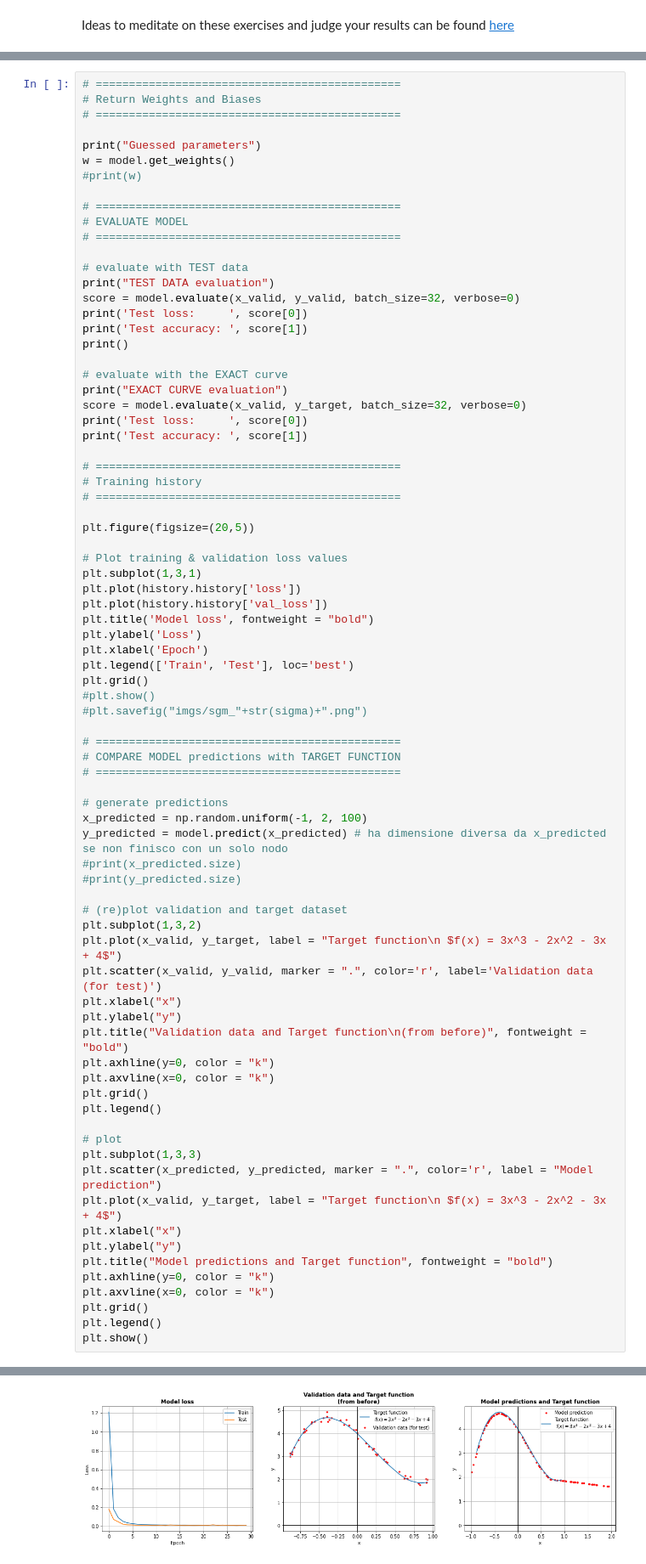
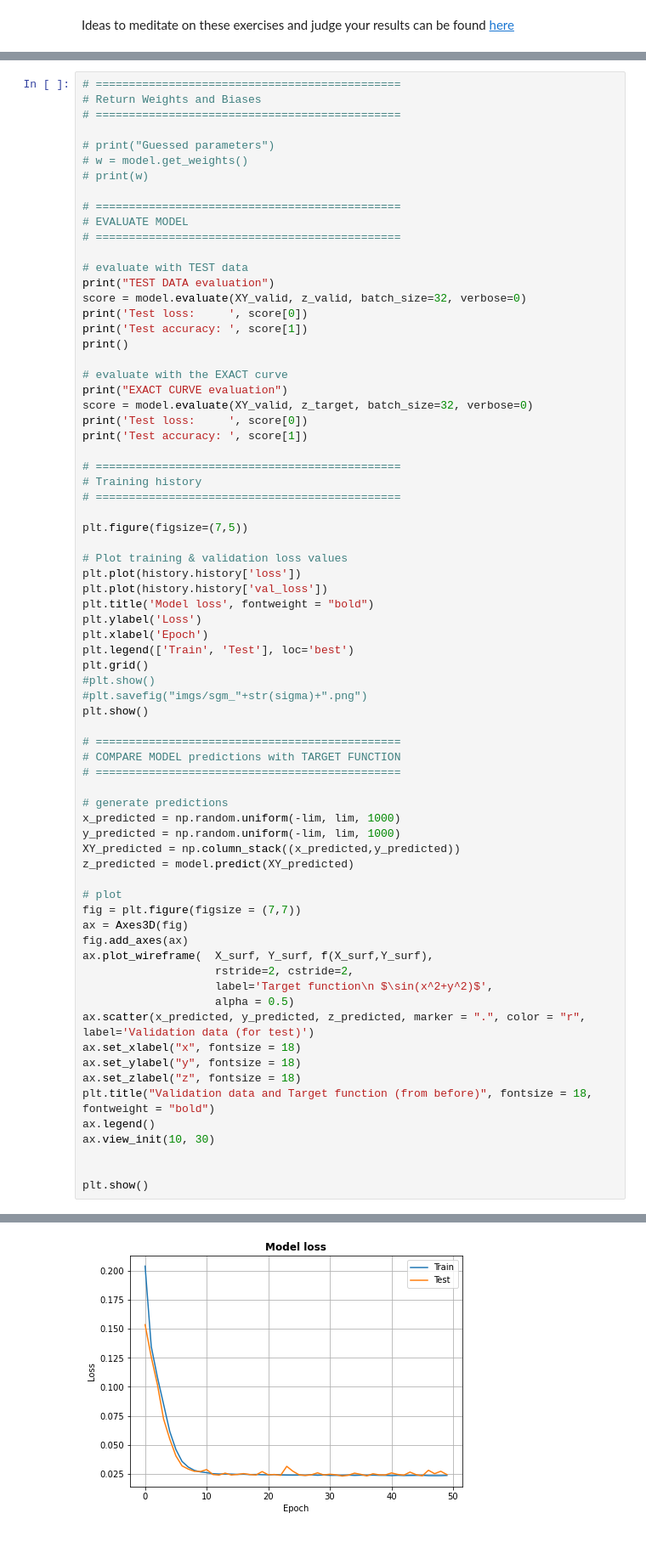
Before and after one commit to martinozanetti/LSN-Martino-Zanetti, a Jupyter notebook: 11_finire/my-11.3.ipynb, the cells around one changed output, grey strips where cells are left out. Shown at 85% size. Saved outputs shown, nothing was run; the diff lists cells and outputs as text.

```diff
--- a/11_finire/my-11.3.ipynb
+++ b/11_finire/my-11.3.ipynb
@@ -138,9 +150,9 @@ Epoch 30/30
 # Return Weights and Biases
 # ==============================================
 
-print("Guessed parameters")
-w = model.get_weights()
-#print(w)
+# print("Guessed parameters")
+# w = model.get_weights()
+# print(w)
 
 # ==============================================
 # EVALUATE MODEL
@@ -148,14 +160,14 @@ w = model.get_weights()
 
 # evaluate with TEST data
 print("TEST DATA evaluation")
-score = model.evaluate(x_valid, y_valid, batch_size=32, verbose=0)
+score = model.evaluate(XY_valid, z_valid, batch_size=32, verbose=0)
 print('Test loss:     ', score[0])
 print('Test accuracy: ', score[1])
 print()
 
 # evaluate with the EXACT curve
 print("EXACT CURVE evaluation")
-score = model.evaluate(x_valid, y_target, batch_size=32, verbose=0)
+score = model.evaluate(XY_valid, z_target, batch_size=32, verbose=0)
 print('Test loss:     ', score[0])
 print('Test accuracy: ', score[1])
 
@@ -163,10 +175,9 @@ print('Test accuracy: ', score[1])
 # Training history
 # ==============================================
 
-plt.figure(figsize=(20,5))
+plt.figure(figsize=(7,5))
 
 # Plot training & validation loss values
-plt.subplot(1,3,1)
 plt.plot(history.history['loss'])
 plt.plot(history.history['val_loss'])
 plt.title('Model loss', fontweight = "bold")
@@ -176,39 +187,34 @@ plt.legend(['Train', 'Test'], loc='best')
 plt.grid()
 #plt.show()
 #plt.savefig("imgs/sgm_"+str(sigma)+".png")
+plt.show()
 
 # ==============================================
 # COMPARE MODEL predictions with TARGET FUNCTION
 # ==============================================
 
 # generate predictions
-x_predicted = np.random.uniform(-1, 2, 100)
-y_predicted = model.predict(x_predicted) # ha dimensione diversa da x_predicted se non finisco con un solo nodo
-#print(x_predicted.size)
-#print(y_predicted.size)
-
-# (re)plot validation and target dataset
-plt.subplot(1,3,2)
-plt.plot(x_valid, y_target, label = "Target function\n $f(x) = 3x^3 - 2x^2 - 3x + 4$")
-plt.scatter(x_valid, y_valid, marker = ".", color='r', label='Validation data (for test)')
-plt.xlabel("x")
-plt.ylabel("y")
-plt.title("Validation data and Target function\n(from before)", fontweight = "bold")
-plt.axhline(y=0, color = "k")
-plt.axvline(x=0, color = "k")
-plt.grid()
-plt.legend()
+x_predicted = np.random.uniform(-lim, lim, 1000)
+y_predicted = np.random.uniform(-lim, lim, 1000)
+XY_predicted = np.column_stack((x_predicted,y_predicted))
+z_predicted = model.predict(XY_predicted)
 
 # plot
-plt.subplot(1,3,3)
-plt.scatter(x_predicted, y_predicted, marker = ".", color='r', label = "Model prediction")
-plt.plot(x_valid, y_target, label = "Target function\n $f(x) = 3x^3 - 2x^2 - 3x + 4$")
-plt.xlabel("x")
-plt.ylabel("y")
-plt.title("Model predictions and Target function", fontweight = "bold")
-plt.axhline(y=0, color = "k")
-plt.axvline(x=0, color = "k")
-plt.grid()
-plt.legend()
+fig = plt.figure(figsize = (7,7))
+ax = Axes3D(fig)
+fig.add_axes(ax)
+ax.plot_wireframe(  X_surf, Y_surf, f(X_surf,Y_surf),
+                    rstride=2, cstride=2,
+                    label='Target function\n $\sin(x^2+y^2)$',
+                    alpha = 0.5)
+ax.scatter(x_predicted, y_predicted, z_predicted, marker = ".", color = "r", label='Validation data (for test)')
+ax.set_xlabel("x", fontsize = 18)
+ax.set_ylabel("y", fontsize = 18)
+ax.set_zlabel("z", fontsize = 18)
+plt.title("Validation data and Target function (from before)", fontsize = 18, fontweight = "bold")
+ax.legend()
+ax.view_init(10, 30)
+
+
 plt.show()
 # %% [output]
@@ -223 +228 @@ Test accuracy:  0.0021958493161946535
-[figure, old version]
+[figure, new version]
```
Also changed, not shown: parts of 3 cells of this notebook, 2 other files.
